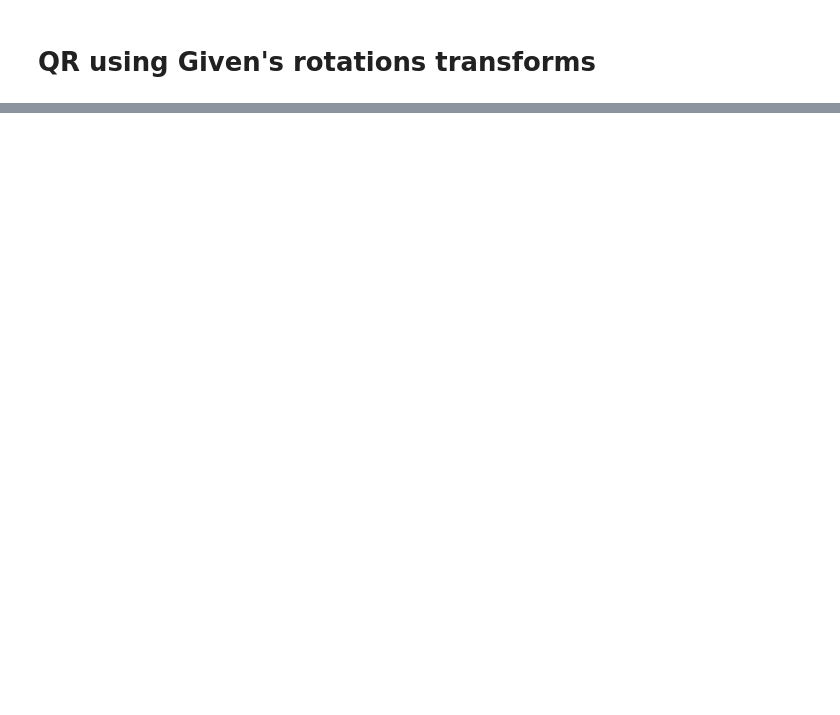
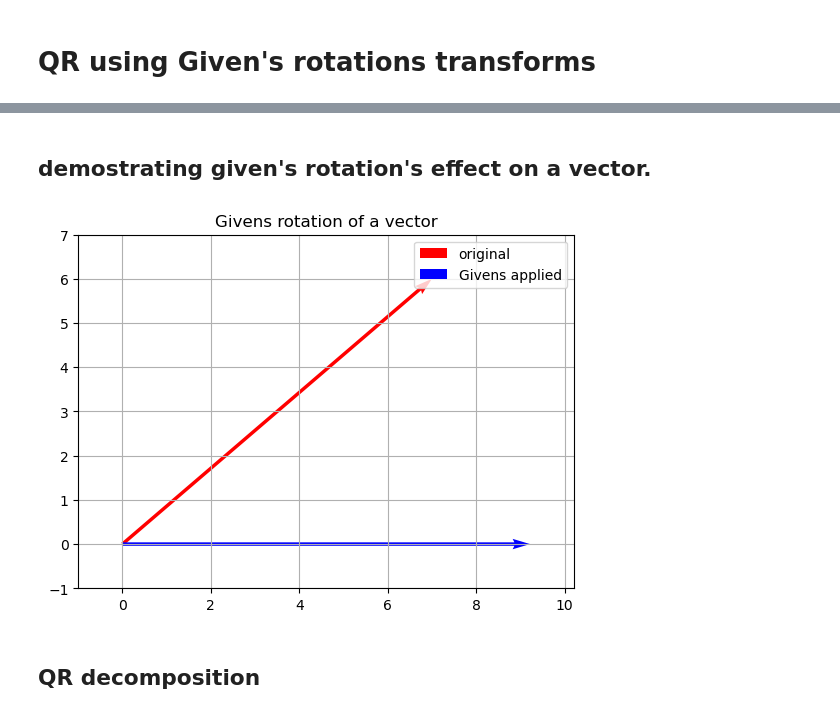
Before and after one commit to NietzscheDostoevsky/MastersDS, a Jupyter notebook: AM605/NumericalLA/QR-givens-rotation.ipynb, the cells around one changed output, grey strips where cells are left out. Cells and saved outputs as stored; diff of their text form; code cells hidden in the pictures; blank space fills up the shorter version.

```diff
--- a/AM605/NumericalLA/QR-givens-rotation.ipynb
+++ b/AM605/NumericalLA/QR-givens-rotation.ipynb
@@ -37,7 +40,31 @@ def givens_rotation(a,b):
     [c  s] [a] = [r]
     [-s c] [b]   [0]
     """
+    if b == 0:
+        return 1,0, 0.0, abs(a)
     r = np.hypot(a,b) # calculates hypotenuse
     c = a / r
     s = b / r
-    return c, s
+    return c, s, r
+# %% [markdown]
+## demostrating given's rotation's effect on a vector.
+# %%
+a, b = 7.0, 6.0
+v = np.array([a,b])
+c, s, r = givens_rotation(a, b)
+G = np.array([[c,s],[-s,c]])
+v_rotated = G @ v
+plt.figure()
+plt.quiver(0, 0, v[0], v[1], angles='xy', scale_units='xy', scale=1, color='red', width=0.007, label='original')
+plt.quiver(0, 0, v_rotated[0], v_rotated[1], angles='xy', scale_units='xy', scale=1, color='blue', width=0.007, label='Givens applied')
+plt.xlim(-1, max(v[0], v_rotated[0]) + 1)
+plt.ylim(-1, max(v[1], v_rotated[1]) + 1)
+plt.gca().set_aspect('equal', adjustable='box')
+plt.grid(True)
+plt.legend()
+plt.title("Givens rotation of a vector")
+plt.show()
+# %% [output]
+[figure, added]
+# %% [markdown]
+## QR decomposition
```
Also changed, not shown: parts of 10 cells of this notebook.
